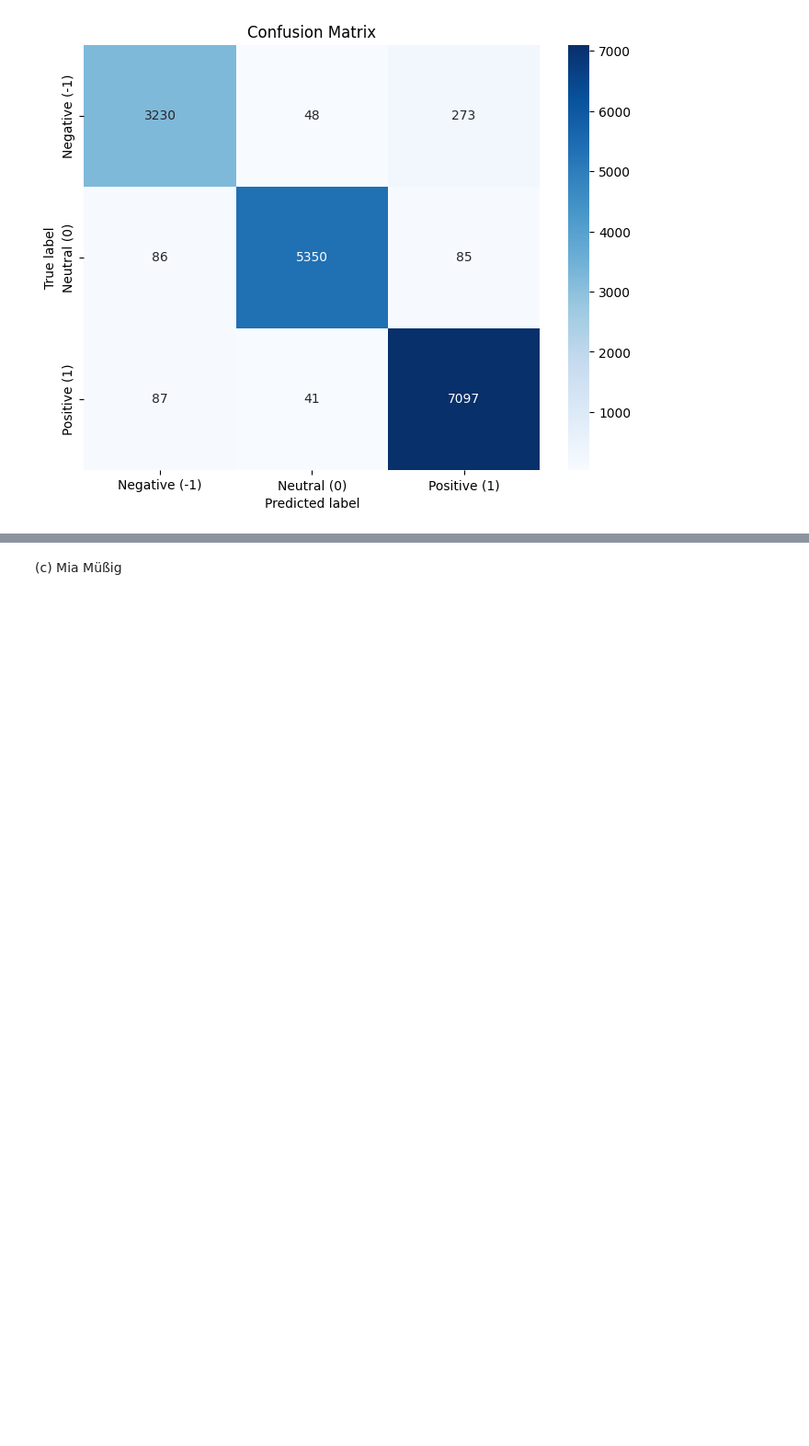
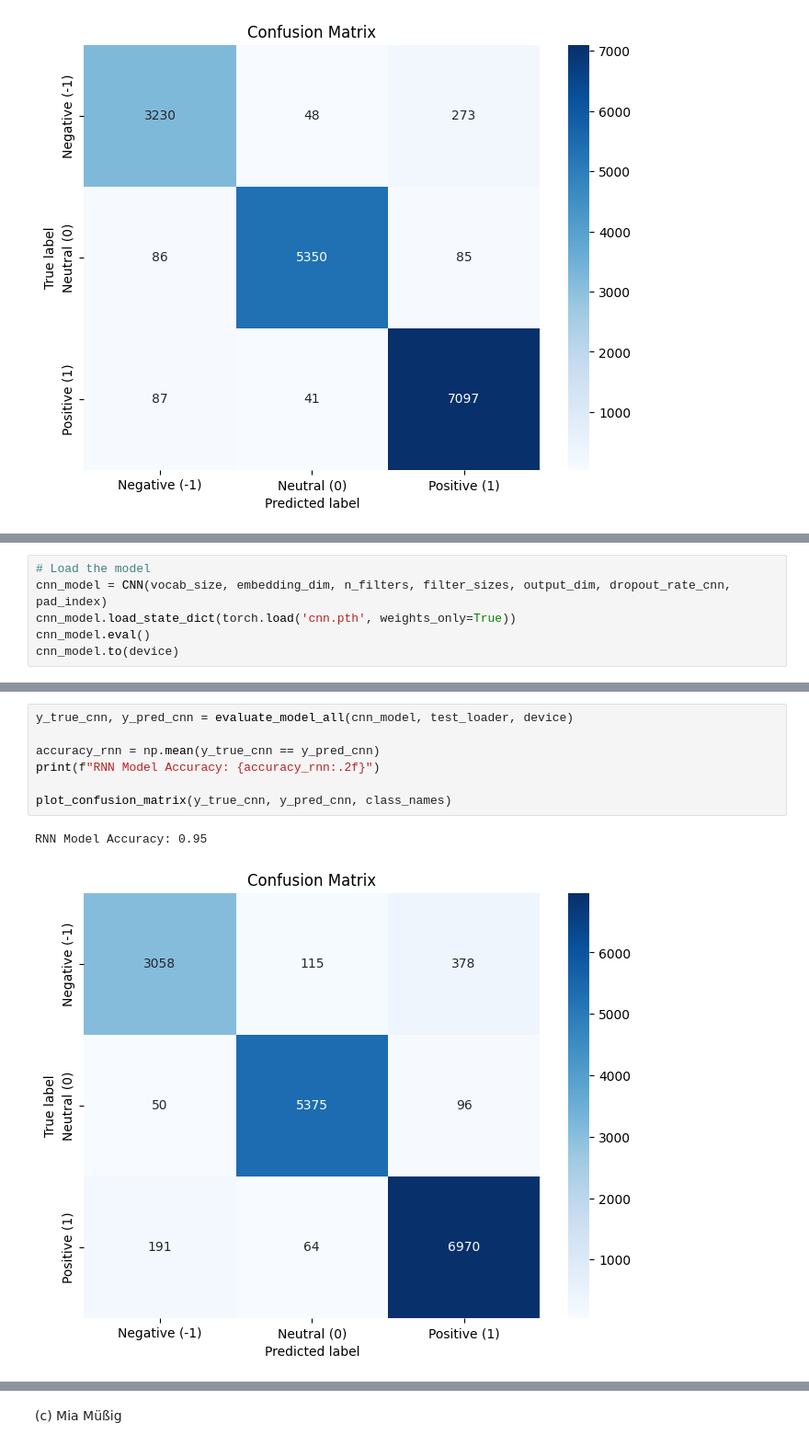
Before and after one commit to PhoenixSmaug/Sentiment-Analysis, a Jupyter notebook: sentiment.ipynb, the cells around one changed output, grey strips where cells are left out. Shown at 92% size. Saved outputs shown, nothing was run; the diff lists cells and outputs as text; blank space fills up the shorter version.

```diff
--- a/sentiment.ipynb
+++ b/sentiment.ipynb
@@ -432,0 +500,6 @@ RNN Model Accuracy: 0.96
+# %%
+# Load the model
+cnn_model = CNN(vocab_size, embedding_dim, n_filters, filter_sizes, output_dim, dropout_rate_cnn, pad_index)
+cnn_model.load_state_dict(torch.load('cnn.pth', weights_only=True))
+cnn_model.eval()
+cnn_model.to(device)
@@ -432,0 +517,10 @@ RNN Model Accuracy: 0.96
+# %%
+y_true_cnn, y_pred_cnn = evaluate_model_all(cnn_model, test_loader, device)
+
+accuracy_rnn = np.mean(y_true_cnn == y_pred_cnn)
+print(f"RNN Model Accuracy: {accuracy_rnn:.2f}")
+
+plot_confusion_matrix(y_true_cnn, y_pred_cnn, class_names)
+# %% [output]
+RNN Model Accuracy: 0.95
+[figure, added]
```
Also changed, not shown: parts of 10 cells of this notebook, 2 other files.
